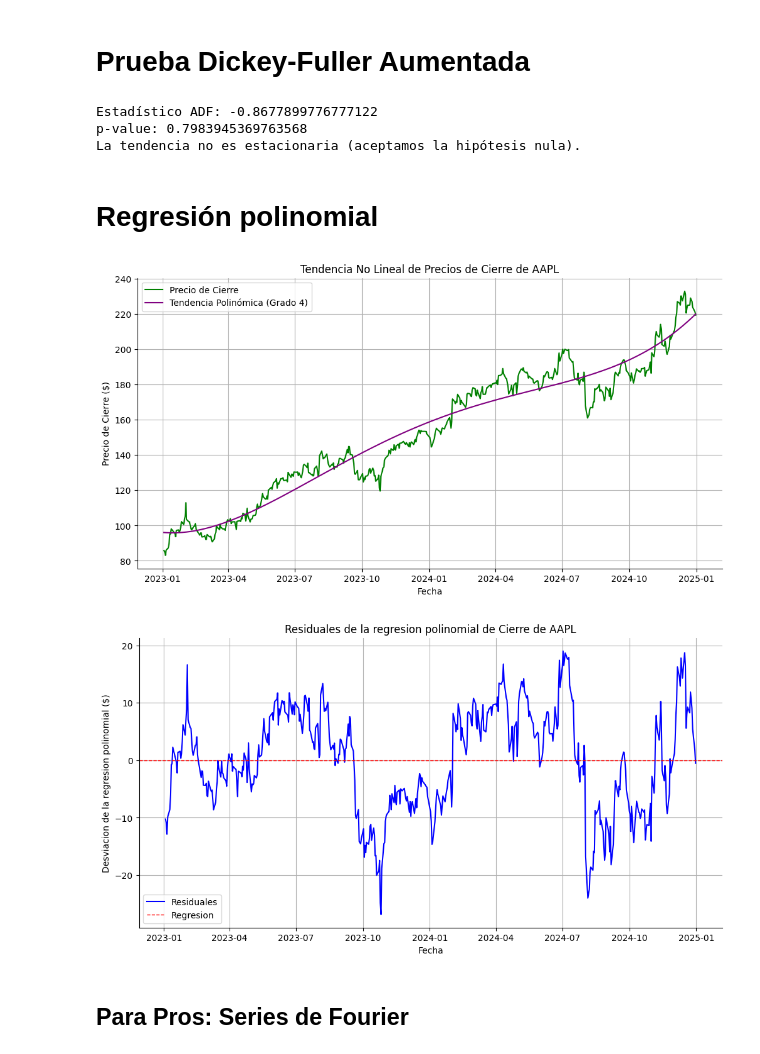
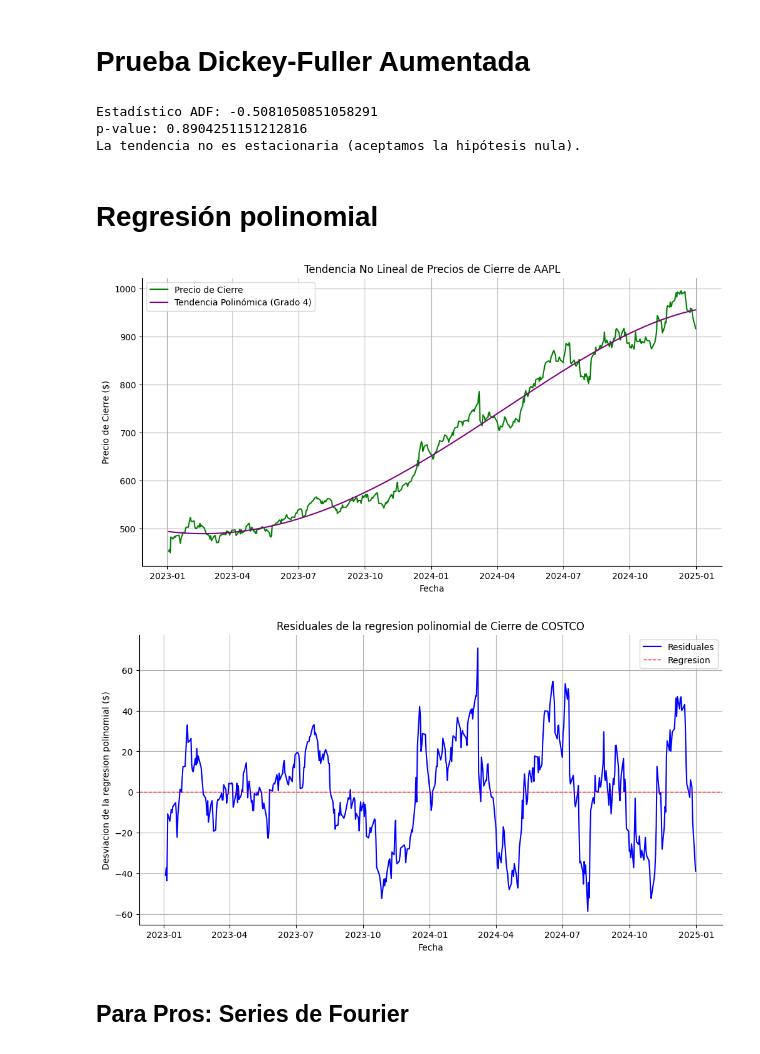
Before and after one commit to Angelgz011/estadistica2, a Jupyter notebook: TimeSeriesAnalysis_MINE.ipynb, the cells around one changed output. Saved outputs shown, nothing was run; the diff lists cells and outputs as text; code cells hidden in the pictures.

```diff
--- a/TimeSeriesAnalysis_MINE.ipynb
+++ b/TimeSeriesAnalysis_MINE.ipynb
@@ -65,15 +65,15 @@ df
 # %%
 # Promedio Móvil Simple
 ventana_sma = 20
-df['SMA'] = df['AMZN_Close'].rolling(window=ventana_sma).mean()
+df['SMA'] = df['COST_Close'].rolling(window=ventana_sma).mean()
 
 # Promedio Móvil Exponencial
 ventana_ses = 100
-df['SES'] = df['AMZN_Close'].ewm(span=ventana_ses, adjust=False).mean()
+df['SES'] = df['COST_Close'].ewm(span=ventana_ses, adjust=False).mean()
 
 # Graficar
 plt.figure(figsize=(12, 6))
-plt.plot(df['AMZN_Close'], label='Precio de Cierre', color='blue')
+plt.plot(df['COST_Close'], label='Precio de Cierre', color='blue')
 plt.plot(df['SMA'], label=f'Promedio Móvil ({ventana_sma} días)', color='orange')
 plt.plot(df['SES'], label=f'Suavización Exponencial ({ventana_ses} días)', color='green')
 plt.title('Promedio Móvil de Precios de Cierre de Netflix')
@@ -99,7 +99,7 @@ from statsmodels.tsa.stattools import adfuller
 nivel_de_significancia = 0.05
 
 # Realizar la prueba de Dickey-Fuller en los la tendencia
-adf_test = adfuller(df['AMZN_Close'].dropna()) # Realiza la prueba ADF
+adf_test = adfuller(df['COST_Close'].dropna()) # Realiza la prueba ADF
 
 
 # Interpretación de la prueba ADF
@@ -111,8 +111,8 @@ if adf_test[1] <= nivel_de_significancia:
 else:
     print("La tendencia no es estacionaria (aceptamos la hipótesis nula).")
 # %% [output]
-Estadístico ADF: -0.8677899776777122
-p-value: 0.7983945369763568
+Estadístico ADF: -0.5081050851058291
+p-value: 0.8904251151212816
 La tendencia no es estacionaria (aceptamos la hipótesis nula).
 # %% [markdown]
 # Regresión polinomial
@@ -126,7 +126,7 @@ df['Date'] = pd.to_datetime(df.index).map(pd.Timestamp.timestamp)
 
 # Paso 2: Definir las variables independientes (X) y la variable dependiente (y)
 X = df['Date']
-y = df['AMZN_Close']
+y = df['COST_Close']
 
 # Paso 3: Ajustar un modelo polinómico
 grado = 4
@@ -145,36 +145,36 @@ plt.plot(
     y,
     label='Precio de Cierre', # etiqueta que aparecerá en la leyenda
     color='green'
     )
 
 plt.plot(df['Poly_Trend'], label=f'Tendencia Polinómica (Grado {grado})', color='purple')
 plt.title('Tendencia No Lineal de Precios de Cierre de AAPL') # Título
 plt.xlabel('Fecha')                                           # nombre del eje x
 plt.ylabel('Precio de Cierre ($)')                            # nombre del eje y
 plt.legend()                                                  # agrega la leyenda
 plt.grid()                                                    # agrega una cuadrícula
 plt.gca().spines['top'].set_visible(False)                    # elimina los bordes superiores
 plt.gca().spines['right'].set_visible(False)                  # elimina los bordes derechos
 plt.show()                                                    # muestra el gráfico (innecesario en colab)
 
 
 
 
 # Graficar los residuales del polinomio
 plt.figure(figsize=(12, 6)) # abre una nueva ventana gráfica
 plt.plot(df['Poly_Resid'], label='Residuales', color='blue')
 plt.axhline(0, color='red', label='Regresion',linestyle='--', linewidth=1)  # Línea horizontal en el valor cero
-plt.title('Residuales de la regresion polinomial de Cierre de AAPL')
+plt.title('Residuales de la regresion polinomial de Cierre de COSTCO')
 plt.xlabel('Fecha')
 plt.ylabel('Desviacion de la regresion polinomial ($)')
 plt.legend()
 plt.grid()
 plt.gca().spines['top'].set_visible(False)
 plt.gca().spines['right'].set_visible(False)
 plt.show()
 # %% [output]
-[figure, old version]
+[figure, new version]
-[figure, old version]
+[figure, new version]
 # %% [markdown]
 ## Para Pros: Series de Fourier
 # %% [markdown]
```
Also changed, not shown: parts of 28 cells of this notebook.
